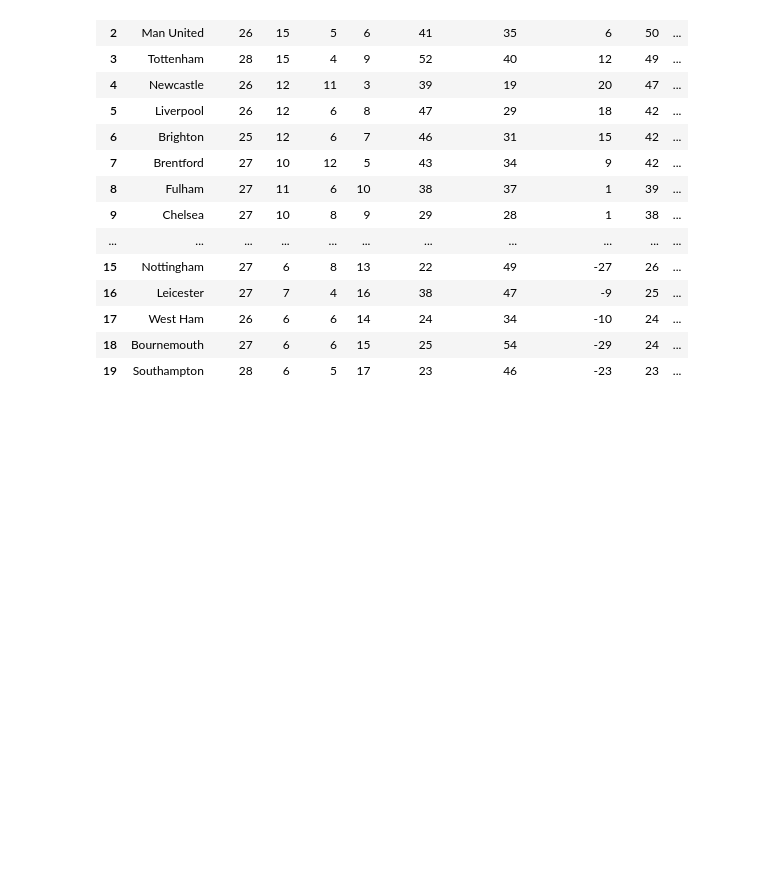
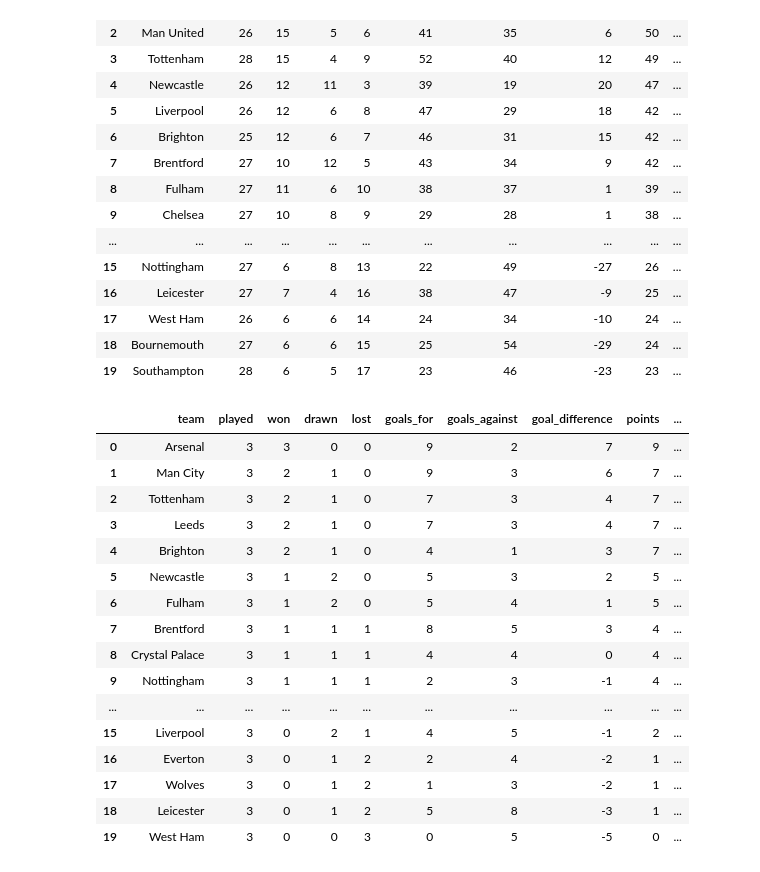
Before and after one commit to solstice035/footballdash, a Jupyter notebook: code/notebooks/results_api-v2.ipynb, the cells around one changed output. Drawn from its saved outputs; the diff is of its cells as text; code cells hidden in the pictures; blank space fills up the shorter version.

Commit message:
Added additional columns for points_pg, clean sheets goals pg, win %, results and points for Newcatle Add score col to main df can run by match day

```diff
--- a/code/notebooks/results_api-v2.ipynb
+++ b/code/notebooks/results_api-v2.ipynb
@@ -40,6 +40,7 @@ keep_cols = [
     'score.winner',
     'score.fullTime.home',
     'score.fullTime.away',
+    'score'
 ]
 # %%
 # Rename club names to simplify
@@ -70,6 +71,10 @@ df = df.sort_values(by='utcDate', ascending=True).reset_index(drop=True)
 # rename team names using club_names dict
 df['homeTeam.shortName'] = df['homeTeam.shortName'].replace(club_names)
 df['awayTeam.shortName'] = df['awayTeam.shortName'].replace(club_names)
+
+# add score column
+df['score'] = df['score.fullTime.home'].astype(str) + '-' + df['score.fullTime.away'].astype(str)
+
 # keep only columns in keep_cols
 df = df[keep_cols]
 
@@ -208,3 +284,27 @@ df_league_table.head(20)
 | 17 | West Ham | 26 | 6 | 6 | 14 | 24 | 34 | -10 | 24 | ... |
 | 18 | Bournemouth | 27 | 6 | 6 | 15 | 25 | 54 | -29 | 24 | ... |
 | 19 | Southampton | 28 | 6 | 5 | 17 | 23 | 46 | -23 | 23 | ... |
+# %%
+# max matchday in df
+max_matchday = 3
+
+df_league_table = create_league_table(df, 'homeTeam.shortName', 'awayTeam.shortName', 'home_result', 'away_result' , max_matchday)
+df_league_table.head(20)
+# %% [output]
+|  | team | played | won | drawn | lost | goals_for | goals_against | goal_difference | points | ... |
+| 0 | Arsenal | 3 | 3 | 0 | 0 | 9 | 2 | 7 | 9 | ... |
+| 1 | Man City | 3 | 2 | 1 | 0 | 9 | 3 | 6 | 7 | ... |
+| 2 | Tottenham | 3 | 2 | 1 | 0 | 7 | 3 | 4 | 7 | ... |
+| 3 | Leeds | 3 | 2 | 1 | 0 | 7 | 3 | 4 | 7 | ... |
+| 4 | Brighton | 3 | 2 | 1 | 0 | 4 | 1 | 3 | 7 | ... |
+| 5 | Newcastle | 3 | 1 | 2 | 0 | 5 | 3 | 2 | 5 | ... |
+| 6 | Fulham | 3 | 1 | 2 | 0 | 5 | 4 | 1 | 5 | ... |
+| 7 | Brentford | 3 | 1 | 1 | 1 | 8 | 5 | 3 | 4 | ... |
+| 8 | Crystal Palace | 3 | 1 | 1 | 1 | 4 | 4 | 0 | 4 | ... |
+| 9 | Nottingham | 3 | 1 | 1 | 1 | 2 | 3 | -1 | 4 | ... |
+| ... | ... | ... | ... | ... | ... | ... | ... | ... | ... | ... |
+| 15 | Liverpool | 3 | 0 | 2 | 1 | 4 | 5 | -1 | 2 | ... |
+| 16 | Everton | 3 | 0 | 1 | 2 | 2 | 4 | -2 | 1 | ... |
+| 17 | Wolves | 3 | 0 | 1 | 2 | 1 | 3 | -2 | 1 | ... |
+| 18 | Leicester | 3 | 0 | 1 | 2 | 5 | 8 | -3 | 1 | ... |
+| 19 | West Ham | 3 | 0 | 0 | 3 | 0 | 5 | -5 | 0 | ... |
```
Also changed, not shown: parts of 1 cell of this notebook.
